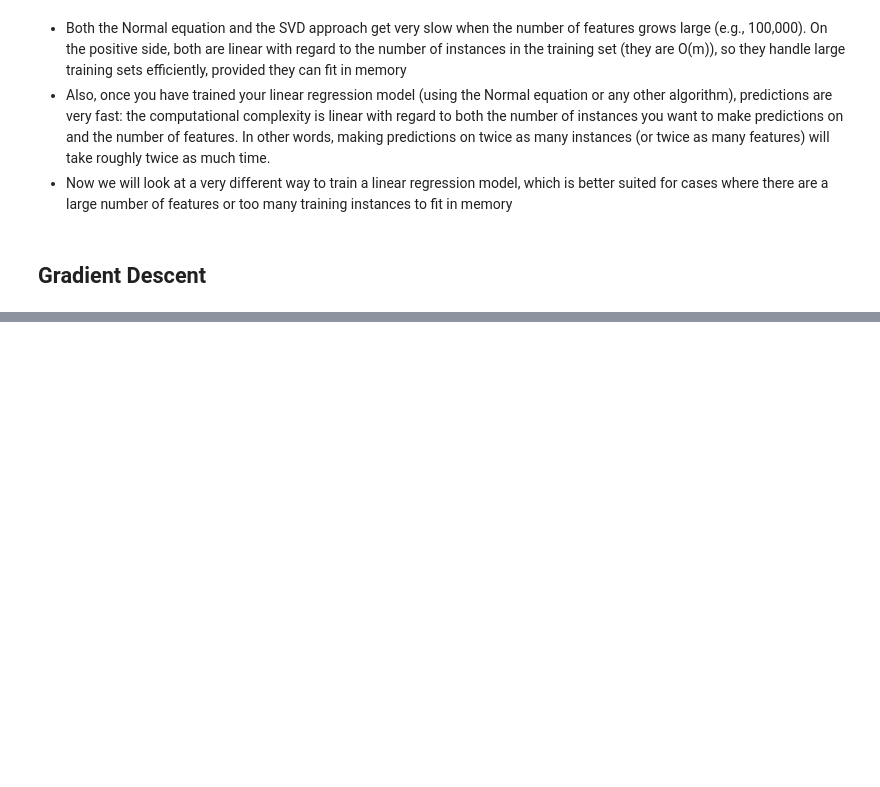
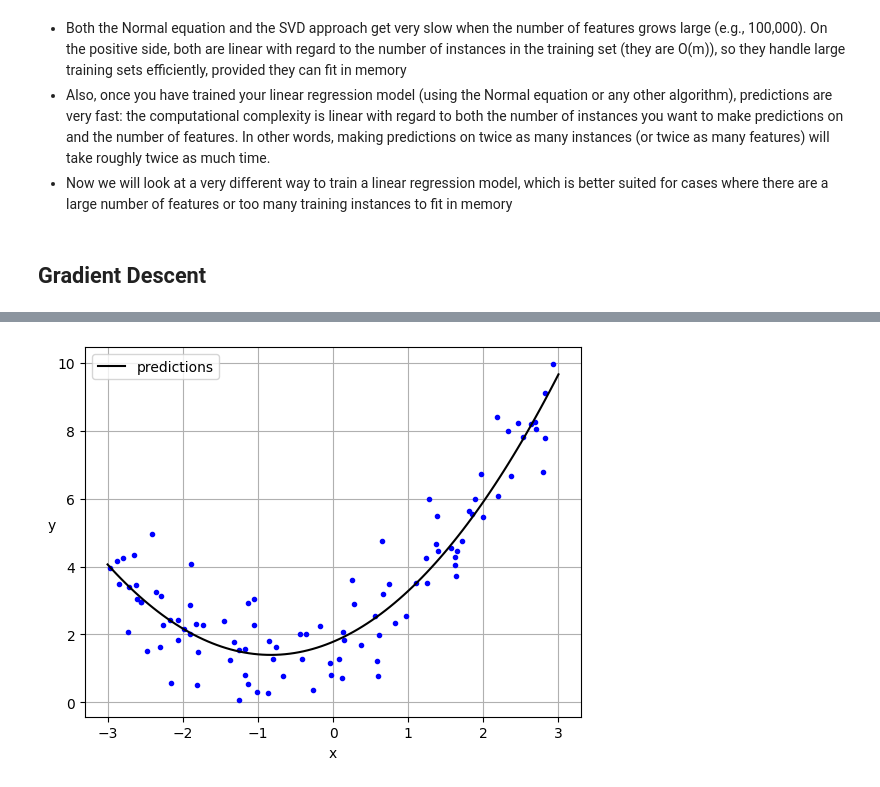
Before and after one commit to ye-wen-zi/py-machine-learning, a Jupyter notebook: training_model.ipynb, the cells around one changed output, grey strips where cells are left out. Drawn from its saved outputs; the diff is of its cells as text; code cells hidden in the pictures; blank space fills up the shorter version.

```diff
--- a/training_model.ipynb
+++ b/training_model.ipynb
@@ -129,0 +175,6 @@ instances to fit in memory
+# %%
+from sklearn.preprocessing import PolynomialFeatures
+
+poly_features = PolynomialFeatures(degree=2, include_bias=False)
+# %%
+X_poly = poly_features.fit_transform(X)
@@ -129,0 +199,16 @@ instances to fit in memory
+# %%
+X_new = np.linspace(-3, 3, num=num_instances).reshape(num_instances, 1)
+X_new_poly = poly_features.transform(X_new)
+y_new_pred = lin_reg.predict(X_new_poly)
+# %%
+plt.plot(X, y, 'b.')
+plt.plot(X_new, y_new_pred, 'k-', label='predictions')
+
+plt.legend(loc='upper left')
+plt.grid()
+plt.xlabel('x')
+plt.ylabel('y', rotation=0)
+
+plt.show()
+# %% [output]
+[figure, added]
```
Also changed, not shown: parts of 16 cells of this notebook.
